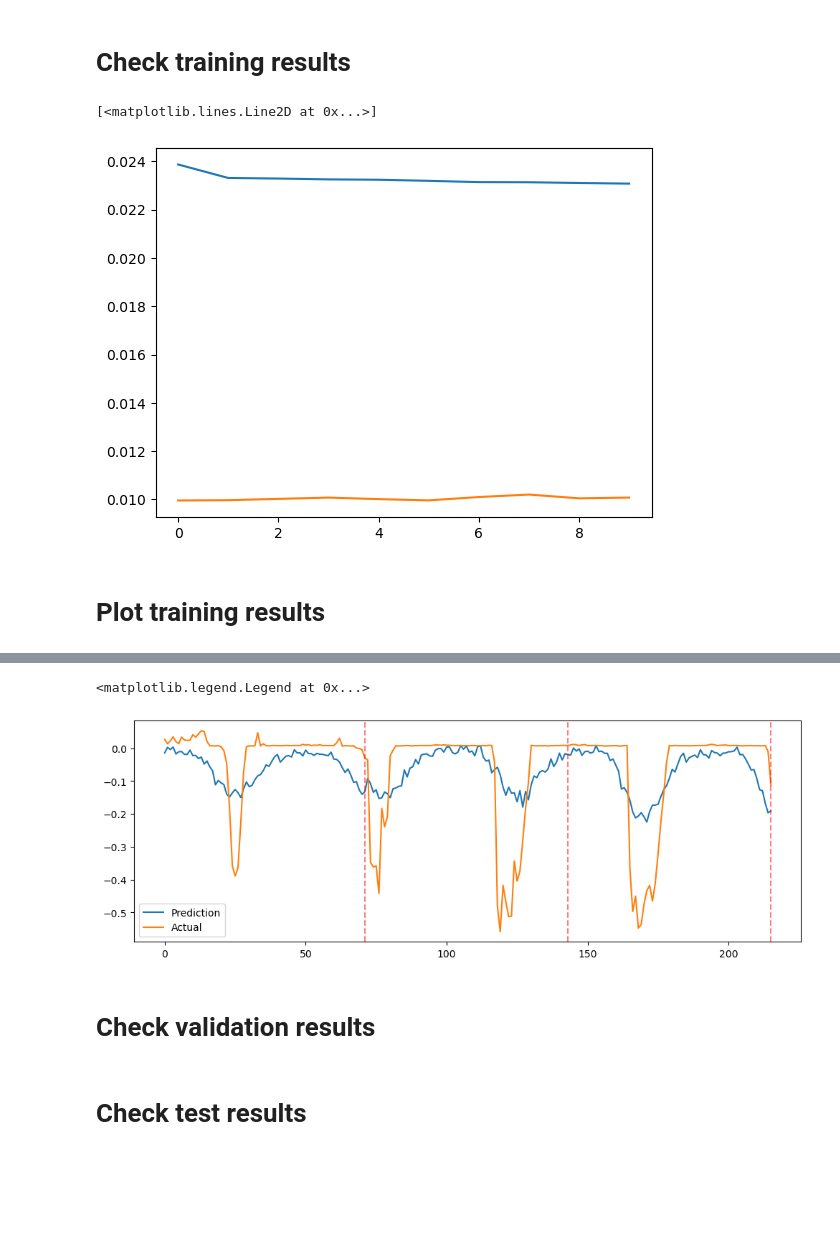
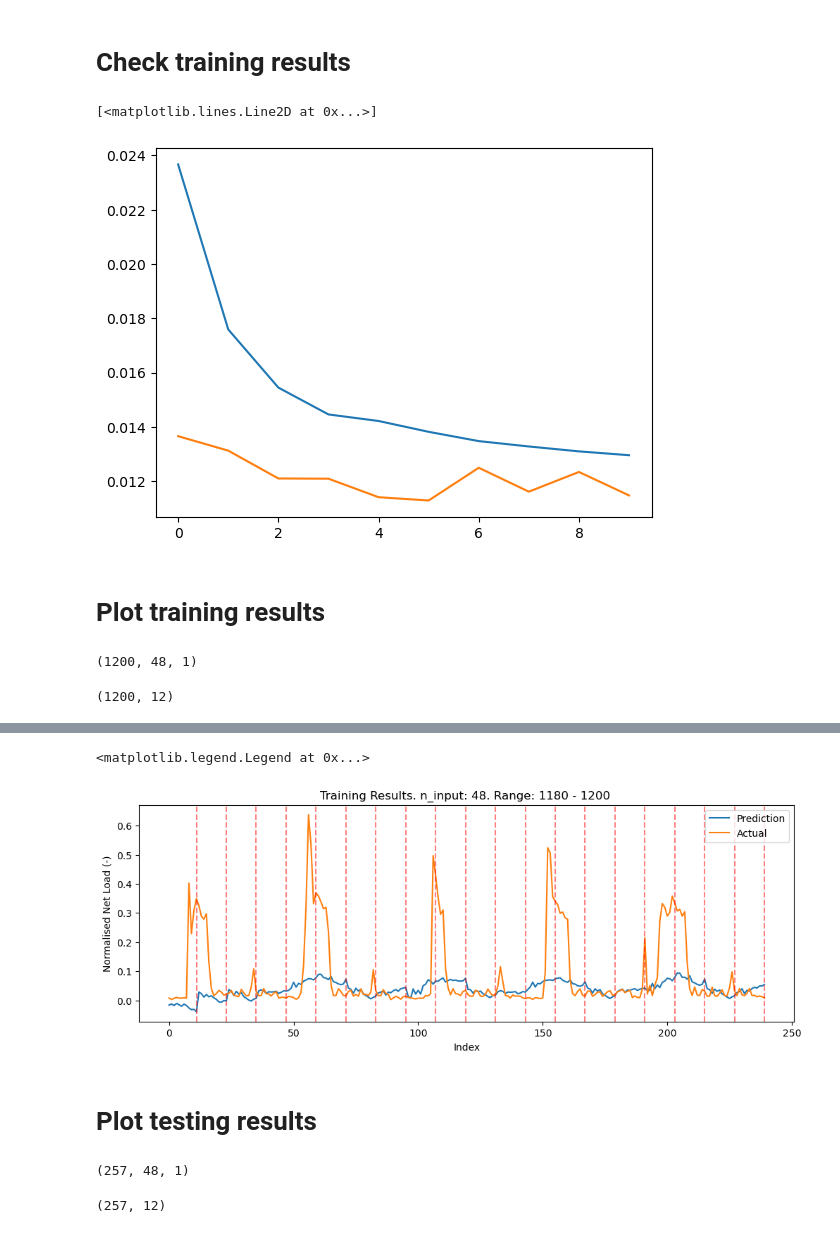
Before and after one commit to dguiraldes/aml_project, a Jupyter notebook: LSTM Modelling v2/elian_LSTM.ipynb, the cells around one changed output, grey strips where cells are left out. Drawn from its saved outputs; the diff is of its cells as text; code cells hidden in the pictures; blank space fills up the shorter version.

```diff
--- a/LSTM Modelling v2/elian_LSTM.ipynb
+++ b/LSTM Modelling v2/elian_LSTM.ipynb
@@ -173,12 +173,12 @@ etc. etc.
 # Note: 1 time step = 30 mins
 # Look at the last two weeks to forecast the next 36 hours
 
-# 2 weeks = 2 * 24 * 7 * 2 = 672
-# 24 hours = 2 * 24 = 48
+# 1 day = 2 * 24 * 1 = 48
+# 6 hours = 2 * 6 = 12
 
-n_input = 672
+n_input = 48
 n_features = 1
-n_output = 48
+n_output = 12
 
 # Turn net_load_norm into np array
 net_load_norm = df['net_load_norm'].to_numpy().reshape(-1, 1)
@@ -291,7 +294,7 @@ Model: "sequential_2"
  Non-trainable params: 0 (0.00 B)
 # %%
 cp1 = ModelCheckpoint('model1.keras', save_best_only=True)
-model1.compile(loss='mse', optimizer=Adam(learning_rate=0.0001), metrics=[MeanSquaredError()])
+model1.compile(loss='mse', optimizer=Adam(learning_rate=0.0001), metrics=[MeanSquaredError(), MeanAbsoluteError()])
 # %% [markdown]
 # Fit LSTM model
 # %%
@@ -306,6 +327,6 @@ plt.plot(history.history['loss'], label='Training Loss')
 plt.plot(history.history['val_loss'], label='Validation Loss')
 # %% [output]
 [<matplotlib.lines.Line2D at 0x...>]
-[figure, old version]
+[figure, new version]
 # %% [markdown]
 # Plot training results
@@ -312,19 +340,24 @@ plt.plot(history.history['val_loss'], label='Validation Loss')
+# %%
+X_train_input.shape
+# %% [output]
+(1200, 48, 1)
+# %%
+y_train_input.shape
+# %% [output]
+(1200, 12)
 # %%
-# Paramets to change to see the training results
+# Parameters to change to better visualise the training results
 
-# 1 = 36 hour period
+# 1 = n_output e.g., 24 hours or maybe 1 week depending
 
-start_section = 0
-end_section = 3
-
-# Select every 72th sample
-X_train_input = X_train[::n_output]
-y_train_input = y_train[::n_output]
+start_section = 1180
+end_section = 1200
+diff = end_section-start_section
 
 
 predictions = []
 
-for i in X_train_input[0:3]:
+for i in X_train_input[start_section:end_section]:
     i_reshaped = i.reshape(1, n_input, n_features)
     prediction = model1.predict(i_reshaped)
 
@@ -332,14 +365,16 @@ for i in X_train_input[0:3]:
     predictions.append(prediction_list)
 
 plt.figure(figsize=(12,4))
+plt.title(f"Training Results. n_input: {n_input}. Range: {start_section} - {end_section} ")
 plt.plot(np.array(predictions).flatten(), label='Prediction')
-plt.plot(y_train_input[0:3].flatten(), label = 'Actual')
+plt.plot(y_train_input[start_section:end_section].flatten(), label = 'Actual')
+plt.xlabel('Index')
+plt.ylabel('Normalised Net Load (-)')
 
-xcoords = [(i*72)-1+72 for i in range(start_section, end_section)]
+xcoords = [(i*n_output)-1+n_output for i in range(diff)]
 for xc in xcoords:
     plt.axvline(x=xc, color='red', linestyle='--', alpha=0.5)
 
 
-
 plt.legend()
 # %% [output]
@@ -349,4 +401,4 @@ plt.legend()
 <matplotlib.legend.Legend at 0x...>
-[figure, old version]
+[figure, new version]
 # %% [markdown]
-# Check validation results
+# Plot testing results
@@ -366,2 +404,0 @@ print(f"Training MAE: {mean_absolute_error(y_val, val_predictions)}")
-# %% [markdown]
-# Check test results
@@ -380,0 +412,8 @@ print(f"Training MAE: {mean_absolute_error(y_test, test_predictions)}")
+# %%
+X_test_input.shape
+# %% [output]
+(257, 48, 1)
+# %%
+y_test_input.shape
+# %% [output]
+(257, 12)
```
Also changed, not shown: parts of 21 cells of this notebook, 4 other files.
